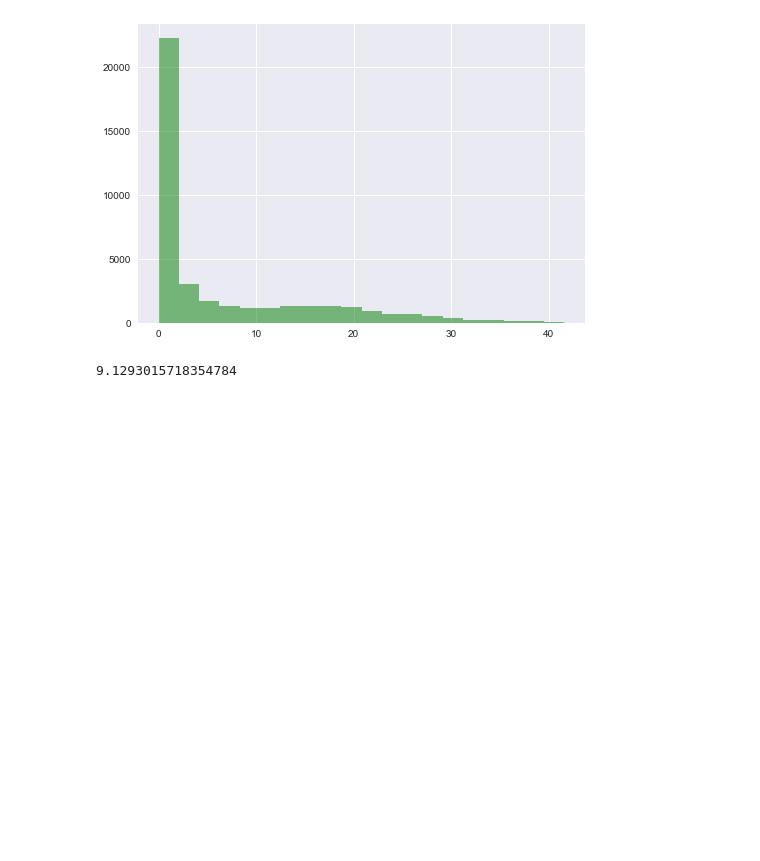
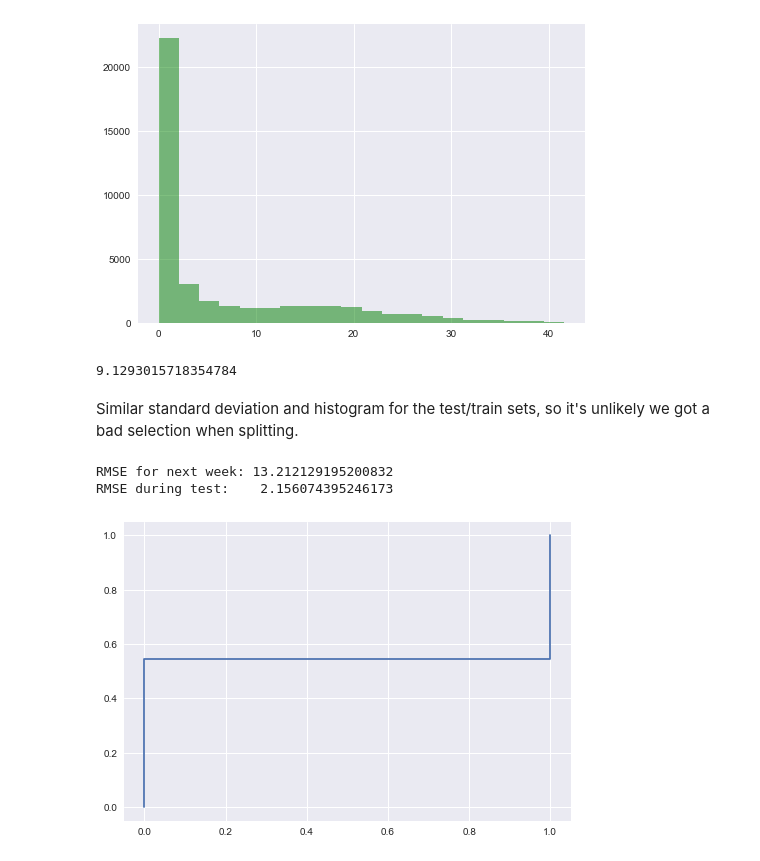
Before and after one commit to bennettjs/springboard, a Jupyter notebook: ChicagoCrime/ML and models.ipynb, the cells around one changed output. Drawn from its saved outputs; the diff is of its cells as text; code cells hidden in the pictures; blank space fills up the shorter version.

```diff
--- a/ChicagoCrime/ML and models.ipynb
+++ b/ChicagoCrime/ML and models.ipynb
@@ -605,6 +597,7 @@ def next_week_comparison(model, X, prev_error):
     next_weeks_error = mean_squared_error(crime_next_week_vector[:32000], next_preds)
     print("RMSE for next week: {} ".format(math.sqrt(next_weeks_error)))
     print("RMSE during test:    {}".format(math.sqrt(prev_error)))
+    return next_preds # for testing
 # %%
 next_week_comparison(linear_multi_model, X_train, multi_linear_test_error)
 # %% [output]
@@ -653,3 +648,5 @@ plt.show()
 crime_next_week_vector.std()
 # %% [output]
 9.1293015718354784
+# %% [markdown]
+Similar standard deviation and histogram for the test/train sets, so it's unlikely we got a bad selection when splitting.
@@ -655,0 +655,16 @@ crime_next_week_vector.std()
+# %%
+lin_model_preds = next_week_comparison(linear_multi_model, X_train, multi_linear_test_error)
+# %% [output]
+RMSE for next week: 13.212129195200832
+RMSE during test:    2.156074395246173
+# %%
+# Normalize the data so all values are between 0 and 1 for roc_curve
+crime_next_week_norm = np.divide(crime_next_week_vector, np.max(crime_next_week_vector))
+lin_model_preds_norm = np.divide(lin_model_preds, np.max(lin_model_preds))
+# %%
+fpr, tpr, thresholds = roc_curve(crime_next_week_norm[:32000], lin_model_preds_norm, pos_label=1)
+# %%
+plt.plot(tpr, fpr)
+plt.show()
+# %% [output]
+[figure, added]
```
Also changed, not shown: parts of 32 cells of this notebook.
